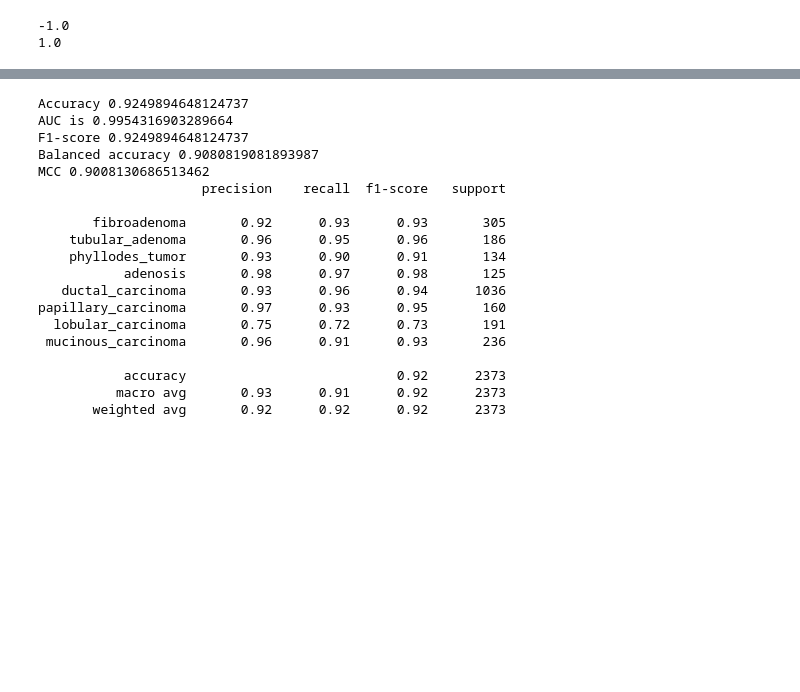
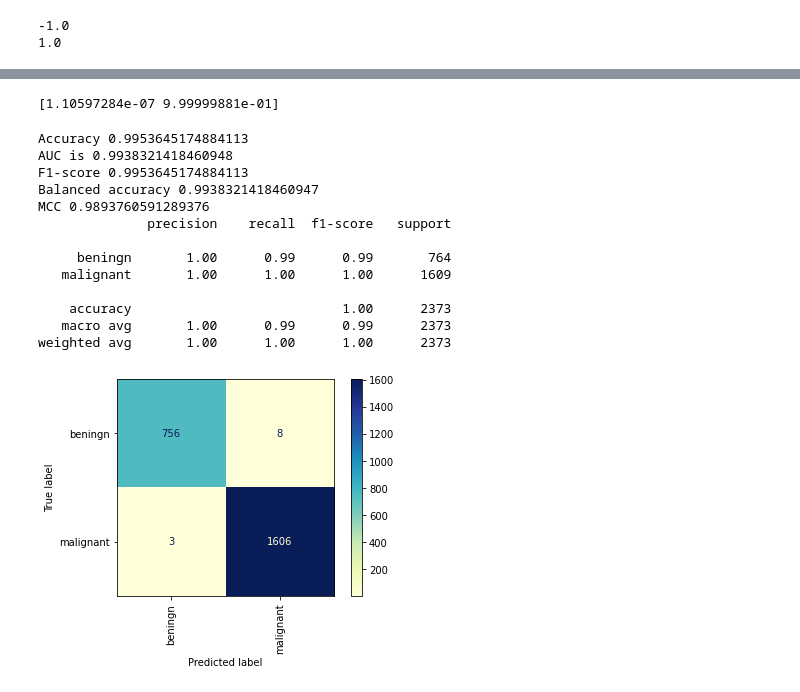
Before and after one commit to sutummala/breaSwinTNet, a Jupyter notebook: breasKVis_data_extraction.ipynb, the cells around one changed output, grey strips where cells are left out. Cells and saved outputs as stored; diff of their text form; code cells hidden in the pictures; blank space fills up the shorter version.

```diff
--- a/breasKVis_data_extraction.ipynb
+++ b/breasKVis_data_extraction.ipynb
@@ -275,2 +296,21 @@ y_pred = model.predict(x_test)
+# %%
+model_tiny = tf.keras.models.load_model('/content/drive/MyDrive/Datasets/breaKVis/trained_models/svit_tiny_224_2class_allX')
+model_small = tf.keras.models.load_model('/content/drive/MyDrive/Datasets/breaKVis/trained_models/svit_small_224_2class_allX')
+model_base = tf.keras.models.load_model('/content/drive/MyDrive/Datasets/breaKVis/trained_models/svit_base_224_2class_allX')
+model_large = tf.keras.models.load_model('/content/drive/MyDrive/Datasets/breaKVis/trained_models/svit_large_224_2class_allX')
+# %%
+y_pred_tiny = model_tiny.predict(x_test)
+y_pred_small = model_small.predict(x_test)
+y_pred_base = model_base.predict(x_test)
+y_pred_large = model_large.predict(x_test)
+# %%
+y_pred = np.zeros(np.shape(y_pred_tiny))
+
+for i in range(len(y_test)):
+  y_pred[i, :] = 0.25*(y_pred_tiny[i, :] + y_pred_small[i, :] + y_pred_base[i, :] + y_pred_large[i, :])
+
+print(y_pred[0, :])
+# %% [output]
+[1.10597284e-07 9.99999881e-01]
 # %%
 y_prob = np.argmax(y_pred, axis = 1)
@@ -279,29 +320,30 @@ import sklearn
 # %%
 print(f'Accuracy {sklearn.metrics.accuracy_score(y_test, y_prob)}')
-AUC = sklearn.metrics.roc_auc_score(y_test, y_pred, average = 'weighted', multi_class='ovo')
+AUC = sklearn.metrics.roc_auc_score(y_test, y_prob, average = 'weighted', multi_class='ovr')
 print(f'AUC is {AUC}')
-target_names = ['fibroadenoma', 'tubular_adenoma', 'phyllodes_tumor', 'adenosis', 'ductal_carcinoma', 'papillary_carcinoma', 'lobular_carcinoma', 'mucinous_carcinoma']
+target_names = ['beningn', 'malignant']
+#target_names = ['fibroadenoma', 'tubular_adenoma', 'phyllodes_tumor', 'adenosis', 'ductal_carcinoma', 'papillary_carcinoma', 'lobular_carcinoma', 'mucinous_carcinoma']
 print('F1-score', sklearn.metrics.f1_score(y_test, y_prob, average = 'micro'))
 print(f'Balanced accuracy {sklearn.metrics.balanced_accuracy_score(y_test, y_prob)}')
 print(f'MCC {sklearn.metrics.matthews_corrcoef(y_test, y_prob)}')
 print(f'{sklearn.metrics.classification_report(y_test, y_prob, target_names=target_names)}')
 # %% [output]
-Accuracy 0.9249894648124737
-AUC is 0.9954316903289664
-F1-score 0.9249894648124737
-Balanced accuracy 0.9080819081893987
-MCC 0.9008130686513462
-                     precision    recall  f1-score   support
+Accuracy 0.9953645174884113
+AUC is 0.9938321418460948
+F1-score 0.9953645174884113
+Balanced accuracy 0.9938321418460947
+MCC 0.9893760591289376
+              precision    recall  f1-score   support
 
-       fibroadenoma       0.92      0.93      0.93       305
-    tubular_adenoma       0.96      0.95      0.96       186
-    phyllodes_tumor       0.93      0.90      0.91       134
-           adenosis       0.98      0.97      0.98       125
-   ductal_carcinoma       0.93      0.96      0.94      1036
-papillary_carcinoma       0.97      0.93      0.95       160
-  lobular_carcinoma       0.75      0.72      0.73       191
- mucinous_carcinoma       0.96      0.91      0.93       236
+     beningn       1.00      0.99      0.99       764
+   malignant       1.00      1.00      1.00      1609
 
-           accuracy                           0.92      2373
-          macro avg       0.93      0.91      0.92      2373
-       weighted avg       0.92      0.92      0.92      2373
+    accuracy                           1.00      2373
+   macro avg       1.00      0.99      0.99      2373
+weighted avg       1.00      1.00      1.00      2373
+# %%
+cm = sklearn.metrics.confusion_matrix(y_test, y_prob)
+sklearn.metrics.ConfusionMatrixDisplay.from_predictions(y_test, y_prob, include_values = 'True', display_labels=target_names, xticks_rotation='vertical', cmap = 'YlGnBu')
+plt.show()
+# %% [output]
+[figure, added]
```
Also changed, not shown: parts of 14 cells of this notebook.
